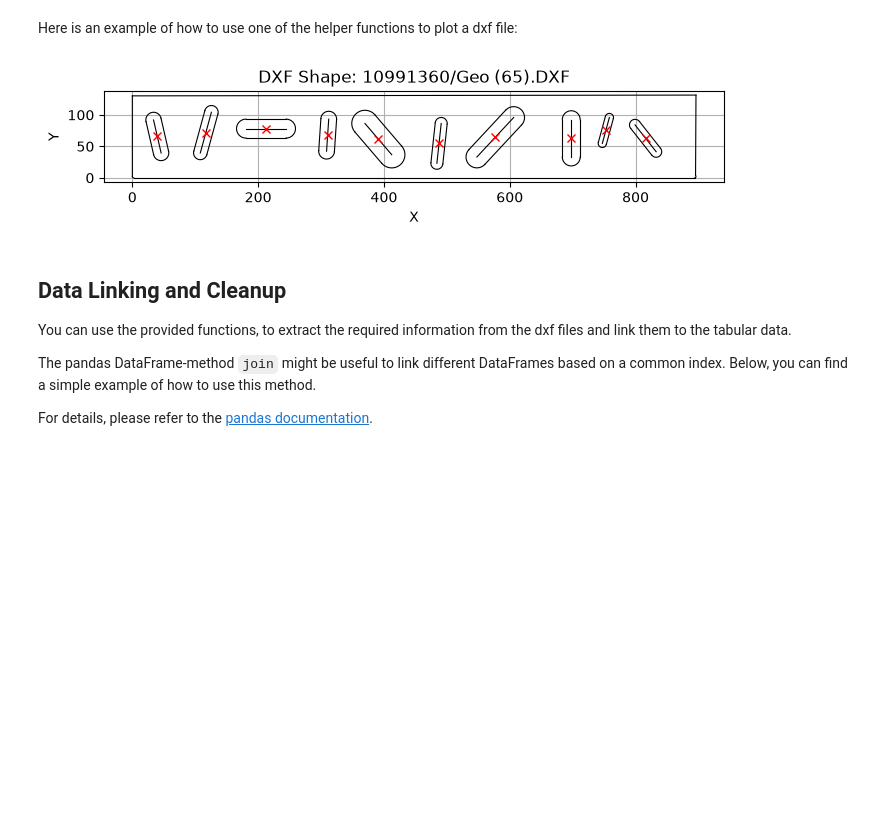
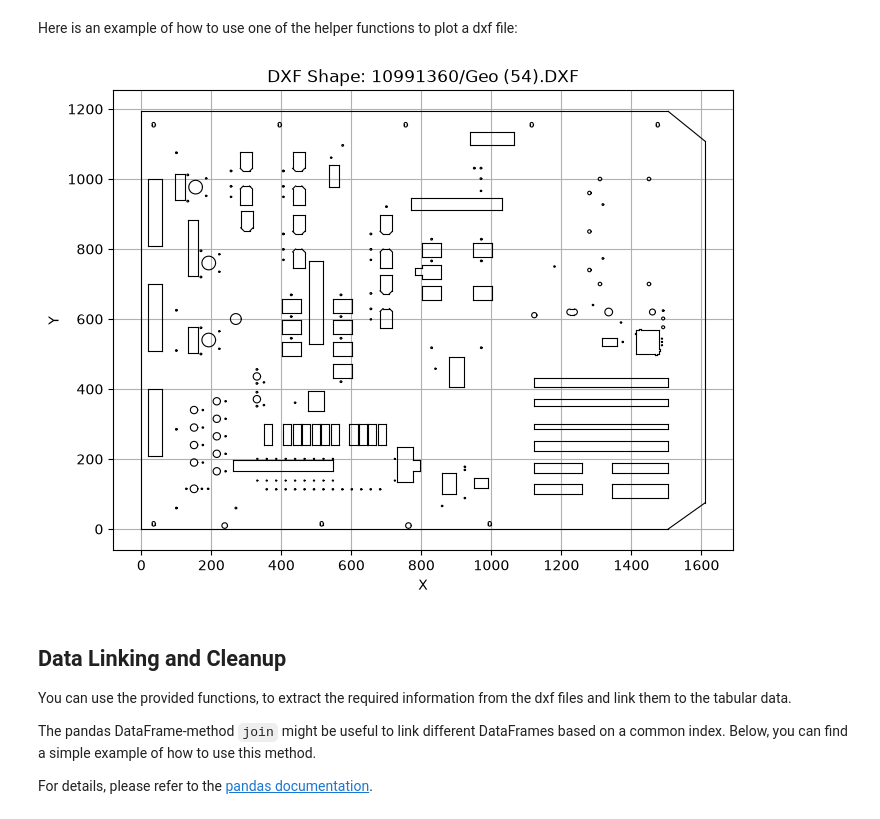
Before and after one commit to loruedel/Challenge1, a Jupyter notebook: getting_started.ipynb, the cells around one changed output. Saved outputs shown, nothing was run; the diff lists cells and outputs as text; code cells hidden in the pictures; blank space fills up the shorter version.

```diff
--- a/getting_started.ipynb
+++ b/getting_started.ipynb
@@ -61,9 +61,9 @@ Each dxf file contains geometric information about the product, which can be use
 # %% [markdown]
 Here is an example of how to use one of the helper functions to plot a dxf file:
 # %%
-plot_dxf("10991360/Geo (65).DXF")
+plot_dxf("10991360/Geo (54).DXF")
 # %% [output]
-[figure, old version]
+[figure, new version]
 # %% [markdown]
 ## Data Linking and Cleanup
 
```
Also changed, not shown: 4 other files.
